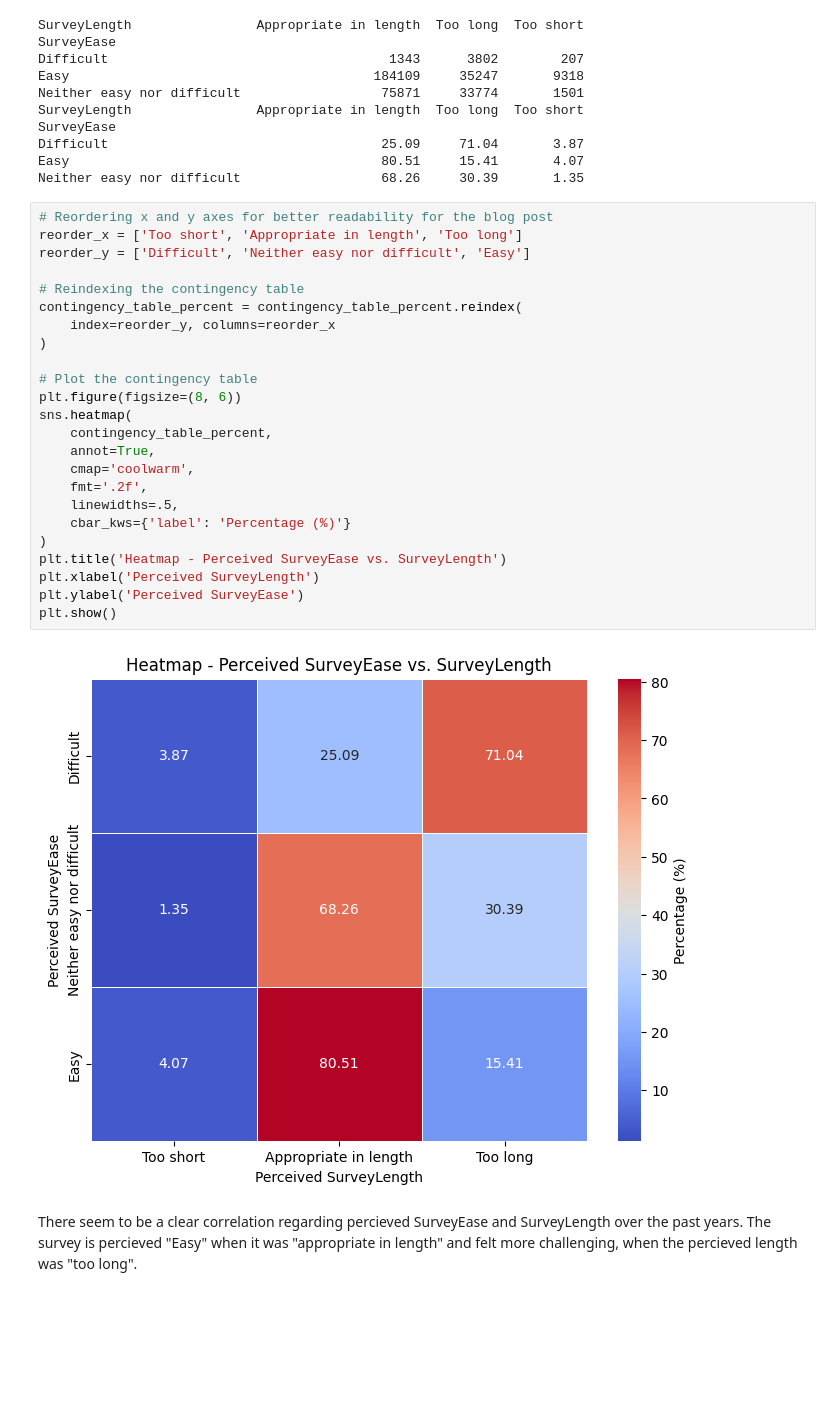
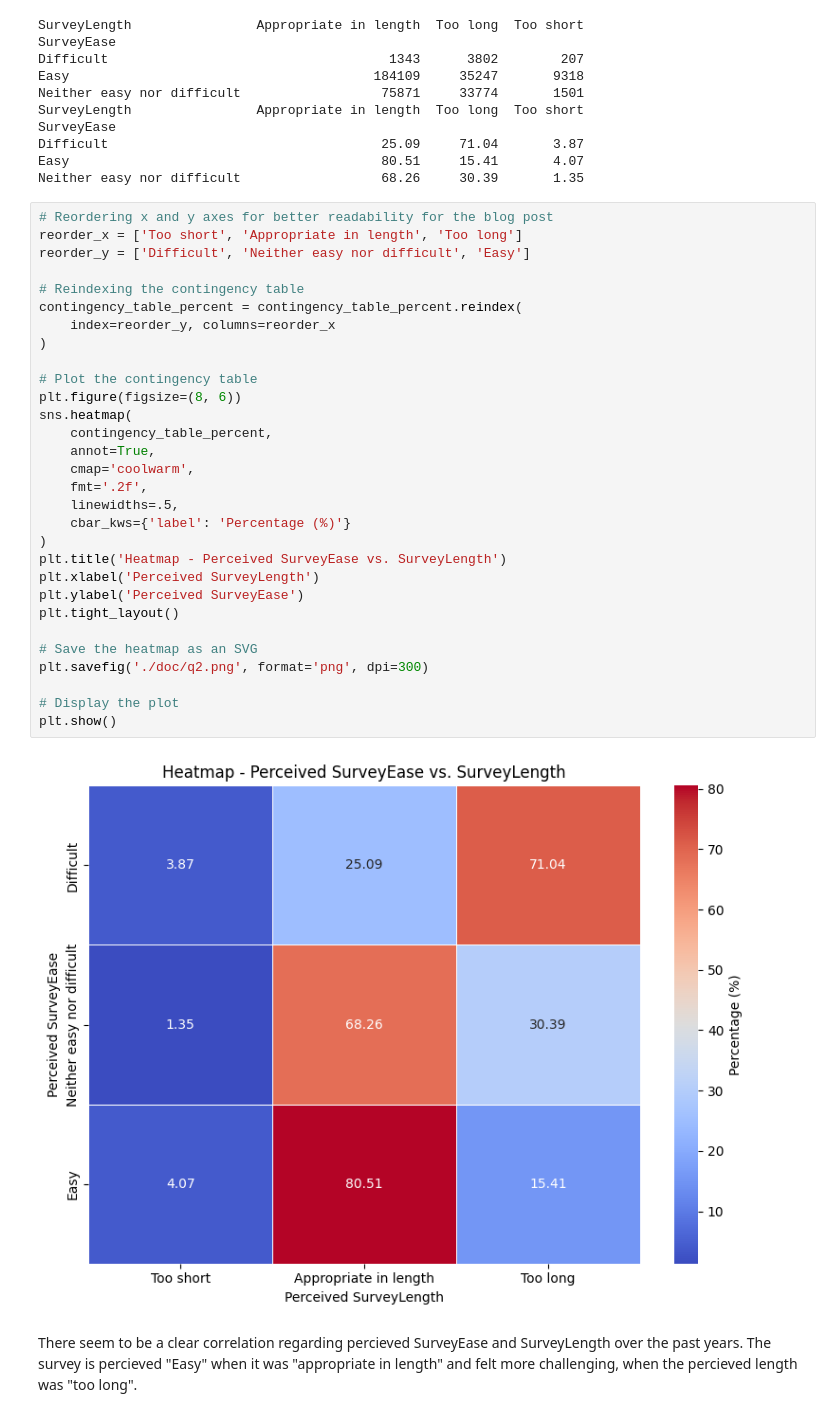
Before and after one commit to Enginamics/stackoverflow_survey_analysis, a Jupyter notebook: stackoverflow_survey_analysis.ipynb, the cells around one changed output. Cells and saved outputs as stored; diff of their text form; blank space fills up the shorter version.

```diff
--- a/stackoverflow_survey_analysis.ipynb
+++ b/stackoverflow_survey_analysis.ipynb
@@ -1238,29 +1247,35 @@ Neither easy nor difficult                  68.26     30.39       1.35
 # %%
 # Reordering x and y axes for better readability for the blog post
 reorder_x = ['Too short', 'Appropriate in length', 'Too long']
 reorder_y = ['Difficult', 'Neither easy nor difficult', 'Easy']
 
 # Reindexing the contingency table
 contingency_table_percent = contingency_table_percent.reindex(
     index=reorder_y, columns=reorder_x
 )
 
 # Plot the contingency table
 plt.figure(figsize=(8, 6))
 sns.heatmap(
     contingency_table_percent,
     annot=True,
     cmap='coolwarm',
     fmt='.2f',
     linewidths=.5,
     cbar_kws={'label': 'Percentage (%)'}
 )
 plt.title('Heatmap - Perceived SurveyEase vs. SurveyLength')
 plt.xlabel('Perceived SurveyLength')
 plt.ylabel('Perceived SurveyEase')
+plt.tight_layout()
+
+# Save the heatmap as an SVG
+plt.savefig('./doc/q2.png', format='png', dpi=300)
+
+# Display the plot
 plt.show()
 # %% [output]
-[figure, old version]
+[figure, new version]
 # %% [markdown]
 There seem to be a clear correlation regarding percieved SurveyEase and SurveyLength over the past years.
 The survey is percieved "Easy" when it was "appropriate in length" and felt more challenging, when the percieved length was "too long".
```
Also changed, not shown: parts of 6 cells of this notebook, 5 other files.
